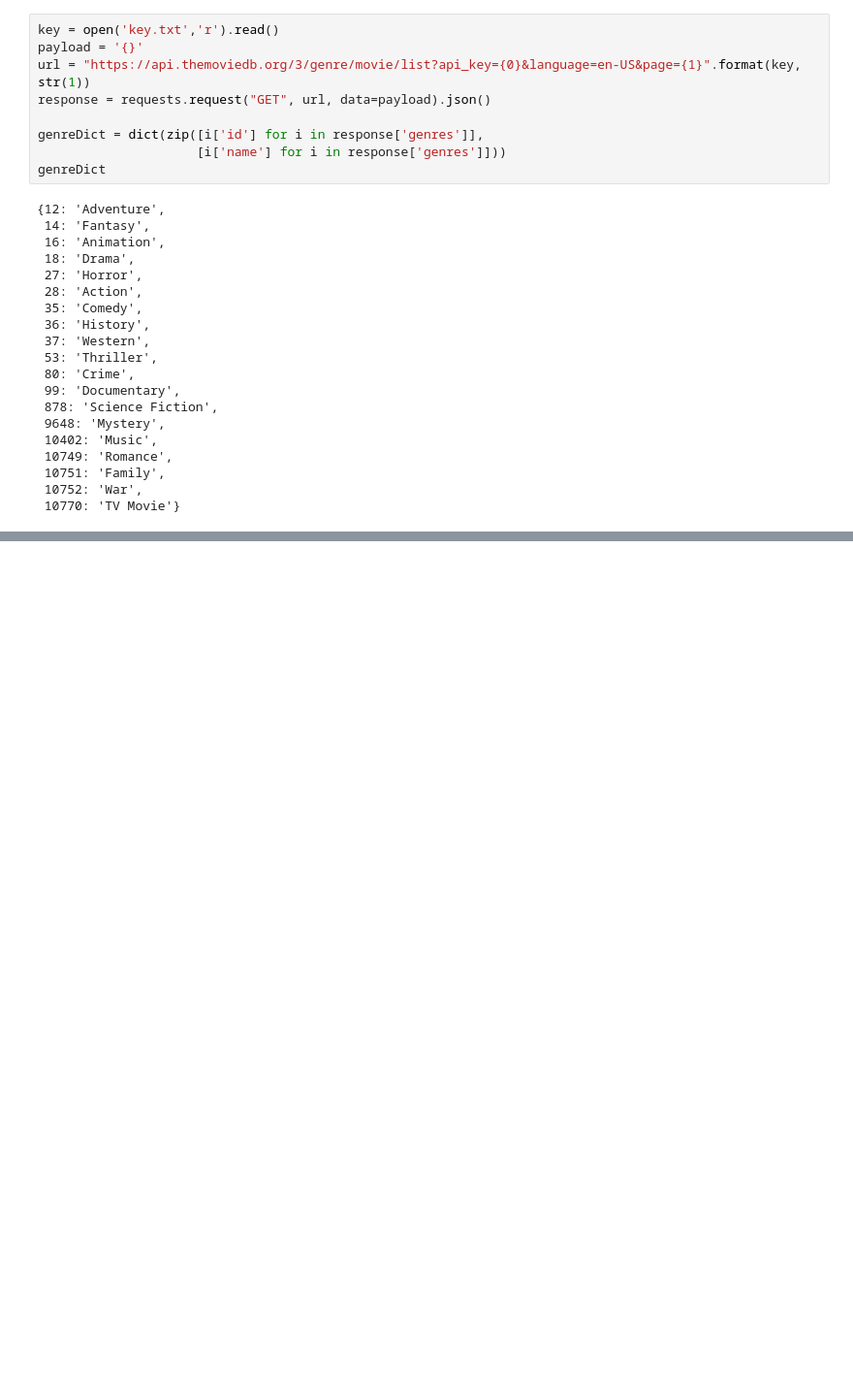
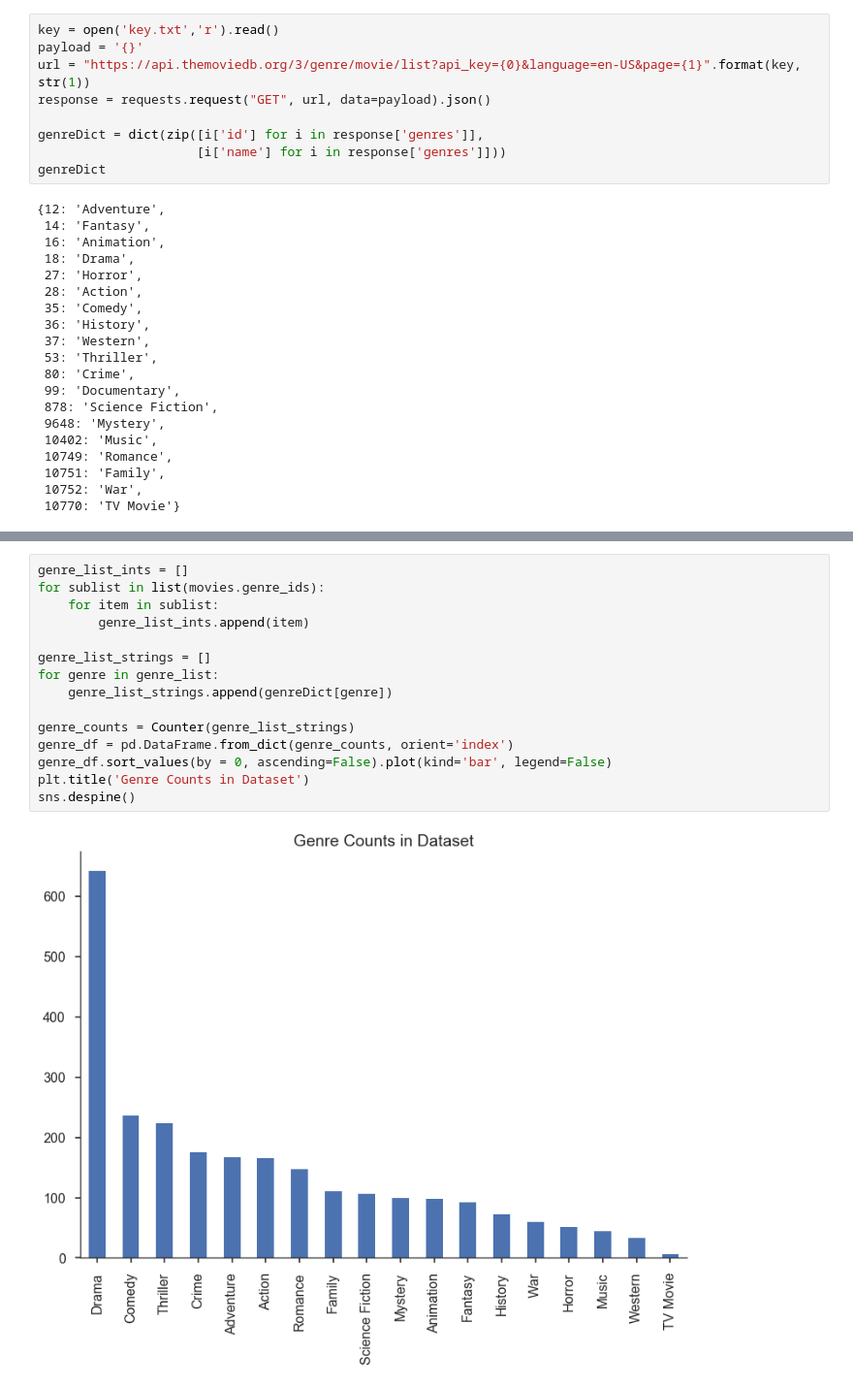
Before and after one commit to Nick-Morgan/Python-Movie-Genre-Predictor, a Jupyter notebook: EDA-Andrew.ipynb, the cells around one changed output, grey strips where cells are left out. Shown: that part at 97% size. Cells and saved outputs as stored; diff of their text form; blank space fills up the shorter version.

```diff
--- a/EDA-Andrew.ipynb
+++ b/EDA-Andrew.ipynb
@@ -105,0 +94,17 @@ array(['[18, 80]', '[18, 36, 10752]', '[18, 9648]', '[18]',
+# %%
+genre_list_ints = []
+for sublist in list(movies.genre_ids):
+    for item in sublist:
+        genre_list_ints.append(item)
+
+genre_list_strings = []
+for genre in genre_list:
+    genre_list_strings.append(genreDict[genre])
+
+genre_counts = Counter(genre_list_strings)
+genre_df = pd.DataFrame.from_dict(genre_counts, orient='index')
+genre_df.sort_values(by = 0, ascending=False).plot(kind='bar', legend=False)
+plt.title('Genre Counts in Dataset')
+sns.despine()
+# %% [output]
+[figure, added]
```
Also changed, not shown: parts of 10 cells of this notebook.
